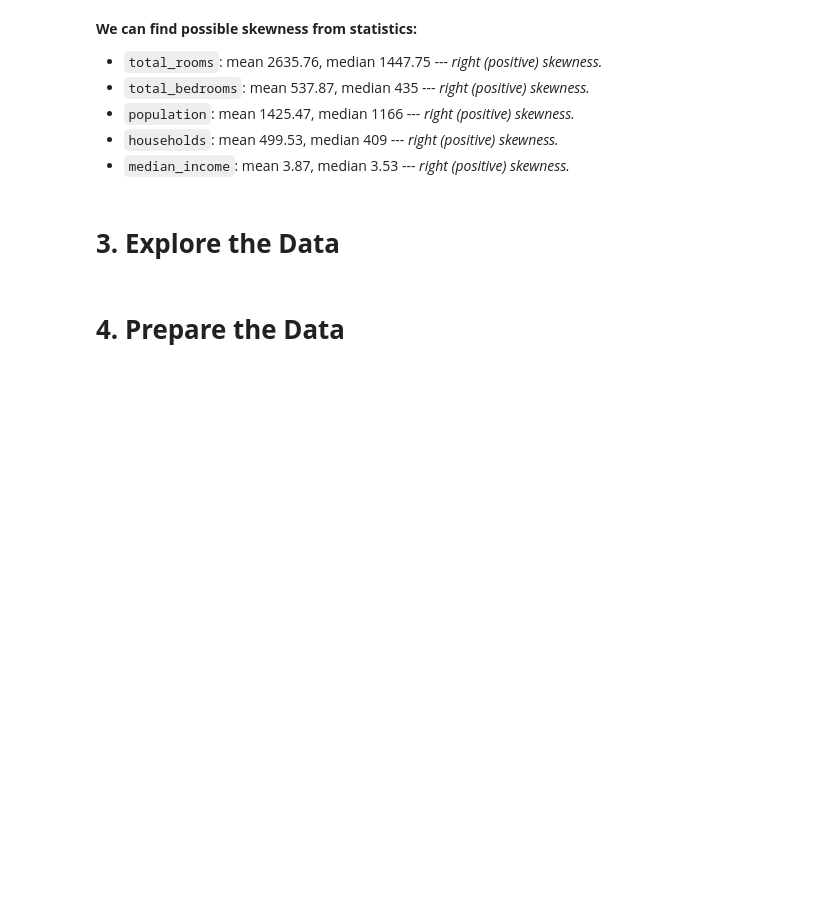
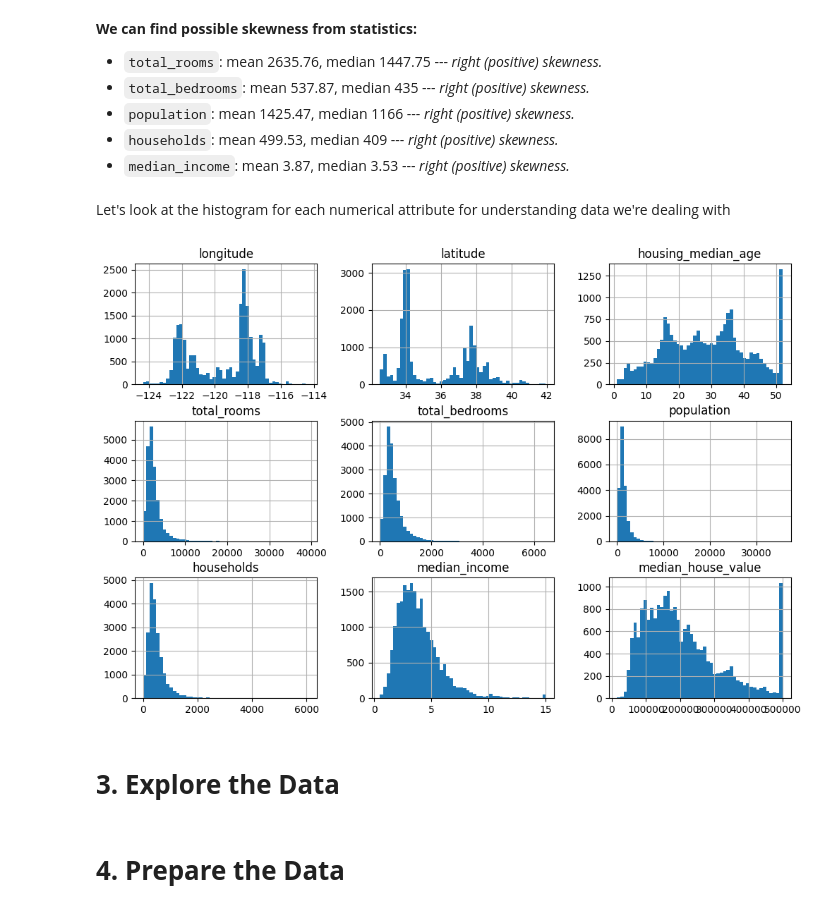
Before and after one commit to enescatagan/house-price-prediction, a Jupyter notebook: notebooks/main_notebook.ipynb, the cells around one changed output. Drawn from its saved outputs; the diff is of its cells as text; code cells hidden in the pictures; blank space fills up the shorter version.

Commit message:
Create Histogram from data

```diff
--- a/notebooks/main_notebook.ipynb
+++ b/notebooks/main_notebook.ipynb
@@ -120,6 +122,13 @@ df.describe().T
 * `population`: mean 1425.47, median 1166 --- *right (positive) skewness.*
 * `households`: mean 499.53, median 409 --- *right (positive) skewness.*
 * `median_income`: mean 3.87, median 3.53 --- *right (positive) skewness.*
+# %% [markdown]
+Let's look at the histogram for each numerical attribute for understanding data we're dealing with
+# %%
+df.hist(bins=50, figsize=(12, 8))
+plt.show()
+# %% [output]
+[figure, added]
 # %% [markdown]
 # **3.** **Explore the Data**
 # %% [markdown]
```
Also changed, not shown: parts of 1 cell of this notebook.
